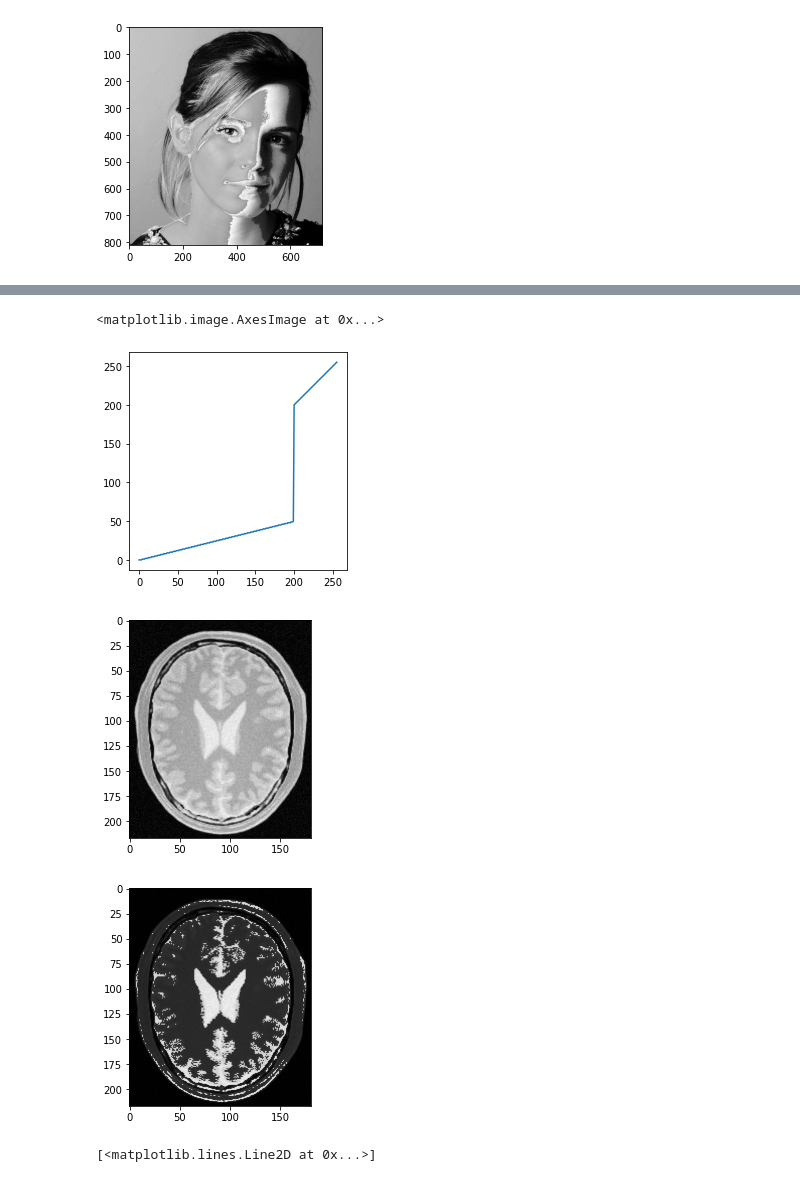
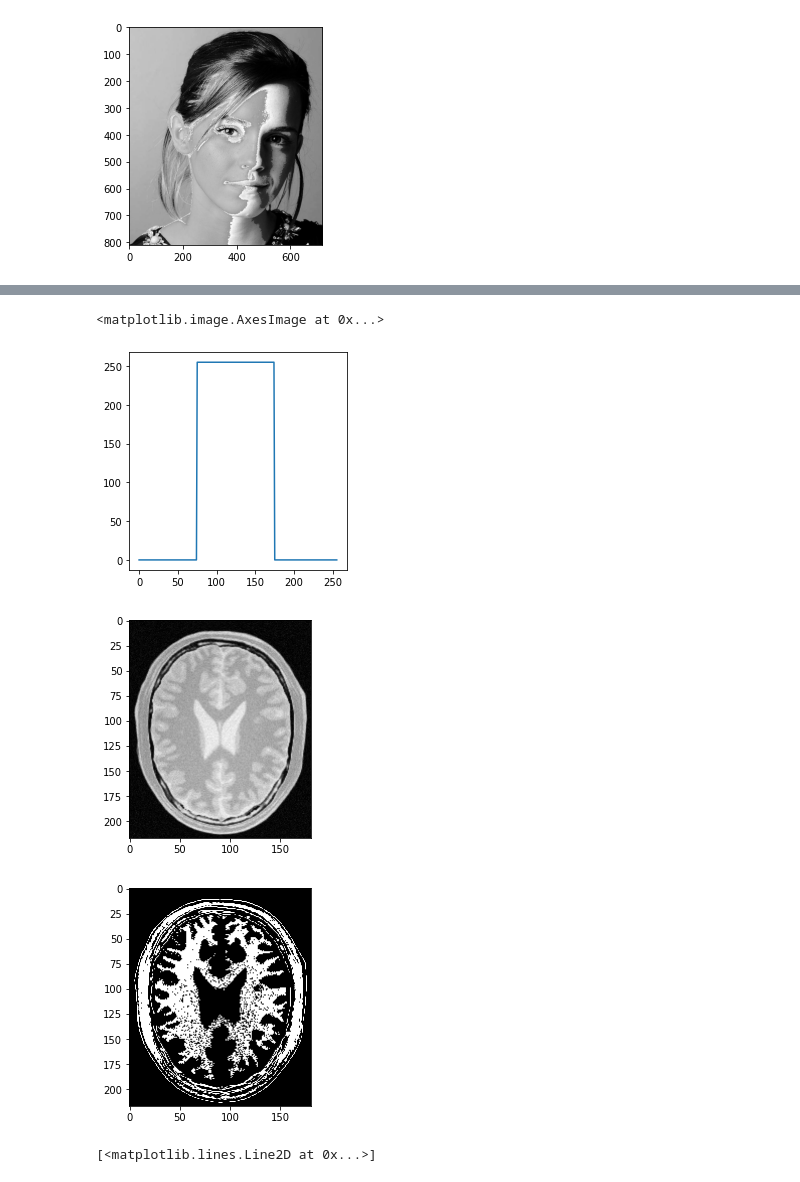
Before and after one commit to maleeshaRuvindi/EN2550_assignment1, a Jupyter notebook: 190535D_Assignment1.ipynb, the cells around one changed output, grey strips where cells are left out. Cells and saved outputs as stored; diff of their text form; code cells hidden in the pictures.

```diff
--- a/190535D_Assignment1.ipynb
+++ b/190535D_Assignment1.ipynb
@@ -56,26 +56,28 @@ ax3.imshow(newimg2)
 # %%
 img=cv.imread(r'C:\Users\ASUS\Documents\coding\image processing\images\brain_proton_density_slice.png',cv.IMREAD_GRAYSCALE)
-t1= np.linspace(0,50,200)
-t2= np.linspace(50,200,0)
-t3= np.linspace(200,255,56)
-t = np.concatenate((t1,t2,t3),axis=0).astype(np.uint8)
+t1= np.linspace(0,0,75)
+t2= np.linspace(0,255,0)
+t5=np.linspace(255,255,100)
+t3= np.linspace(255,0,0)
+t4=np.linspace(0,0,81)
+t = np.concatenate((t1,t2,t5,t3,t4),axis=0).astype(np.uint8)
 fig,ax = plt.subplots()
 ax.plot(t)
 ax.set_aspect('equal')
 assert len(t) == 256
 
 img2 = cv.LUT(img,t)
 newimg = cv.cvtColor(img,cv.COLOR_BGR2RGB)
 newimg2 = cv.cvtColor(img2,cv.COLOR_BGR2RGB)
 fig1,ax1 = plt.subplots()
 ax1.imshow(newimg)
 fig3,ax3 = plt.subplots()
 ax3.imshow(newimg2)
 # %% [output]
 <matplotlib.image.AxesImage at 0x...>
-[figure, old version]
+[figure, new version]
 [figure]
-[figure, old version]
+[figure, new version]
 # %%
 f=cv.imread(r'C:\Users\ASUS\Documents\coding\image processing\images\shells.png',cv.IMREAD_GRAYSCALE)
 assert f is not None
```
Also changed, not shown: parts of 6 cells of this notebook.
